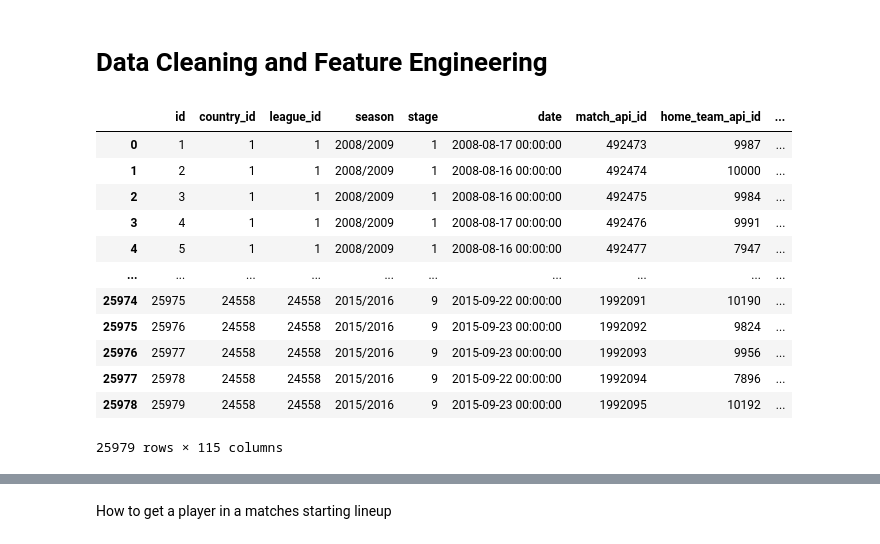
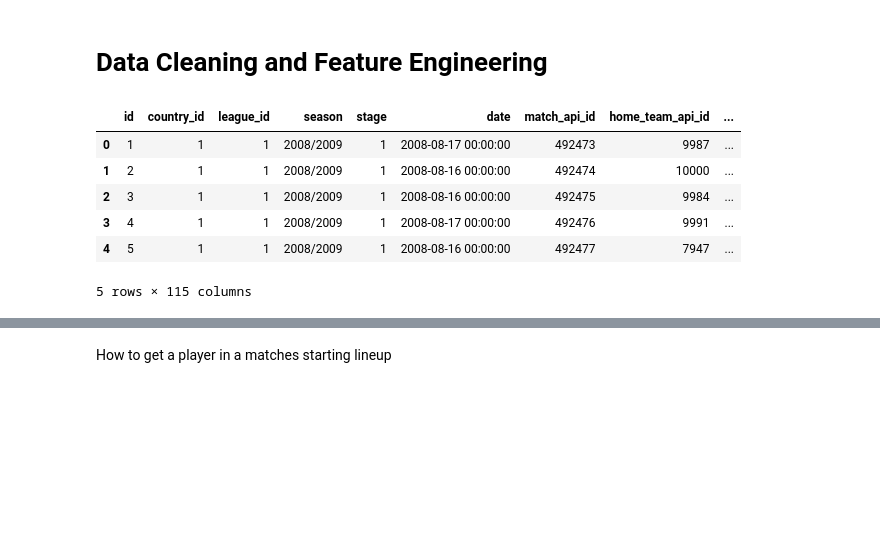
Before and after one commit to XanderYoon/ML_Soccer_Predictions, a Jupyter notebook: logistic_regression.ipynb, the cells around one changed output, grey strips where cells are left out. Saved outputs shown, nothing was run; the diff lists cells and outputs as text; code cells hidden in the pictures; blank space fills up the shorter version.

```diff
--- a/logistic_regression.ipynb
+++ b/logistic_regression.ipynb
@@ -29,18 +33,12 @@ connection = sqlite3.connect(path)
 # Read Match data
 matches = pd.read_sql("SELECT * FROM Match;", connection)
 # %%
-matches
+matches.head()
 # %% [output]
 |  | id | country_id | league_id | season | stage | date | match_api_id | home_team_api_id | ... |
 | 0 | 1 | 1 | 1 | 2008/2009 | 1 | 2008-08-17 00:00:00 | 492473 | 9987 | ... |
 | 1 | 2 | 1 | 1 | 2008/2009 | 1 | 2008-08-16 00:00:00 | 492474 | 10000 | ... |
 | 2 | 3 | 1 | 1 | 2008/2009 | 1 | 2008-08-16 00:00:00 | 492475 | 9984 | ... |
 | 3 | 4 | 1 | 1 | 2008/2009 | 1 | 2008-08-17 00:00:00 | 492476 | 9991 | ... |
 | 4 | 5 | 1 | 1 | 2008/2009 | 1 | 2008-08-16 00:00:00 | 492477 | 7947 | ... |
-| ... | ... | ... | ... | ... | ... | ... | ... | ... | ... |
-| 25974 | 25975 | 24558 | 24558 | 2015/2016 | 9 | 2015-09-22 00:00:00 | 1992091 | 10190 | ... |
-| 25975 | 25976 | 24558 | 24558 | 2015/2016 | 9 | 2015-09-23 00:00:00 | 1992092 | 9824 | ... |
-| 25976 | 25977 | 24558 | 24558 | 2015/2016 | 9 | 2015-09-23 00:00:00 | 1992093 | 9956 | ... |
-| 25977 | 25978 | 24558 | 24558 | 2015/2016 | 9 | 2015-09-22 00:00:00 | 1992094 | 7896 | ... |
-| 25978 | 25979 | 24558 | 24558 | 2015/2016 | 9 | 2015-09-23 00:00:00 | 1992095 | 10192 | ... |
-25979 rows × 115 columns
+5 rows × 115 columns
```
Also changed, not shown: parts of 20 cells of this notebook, 2 other files.
